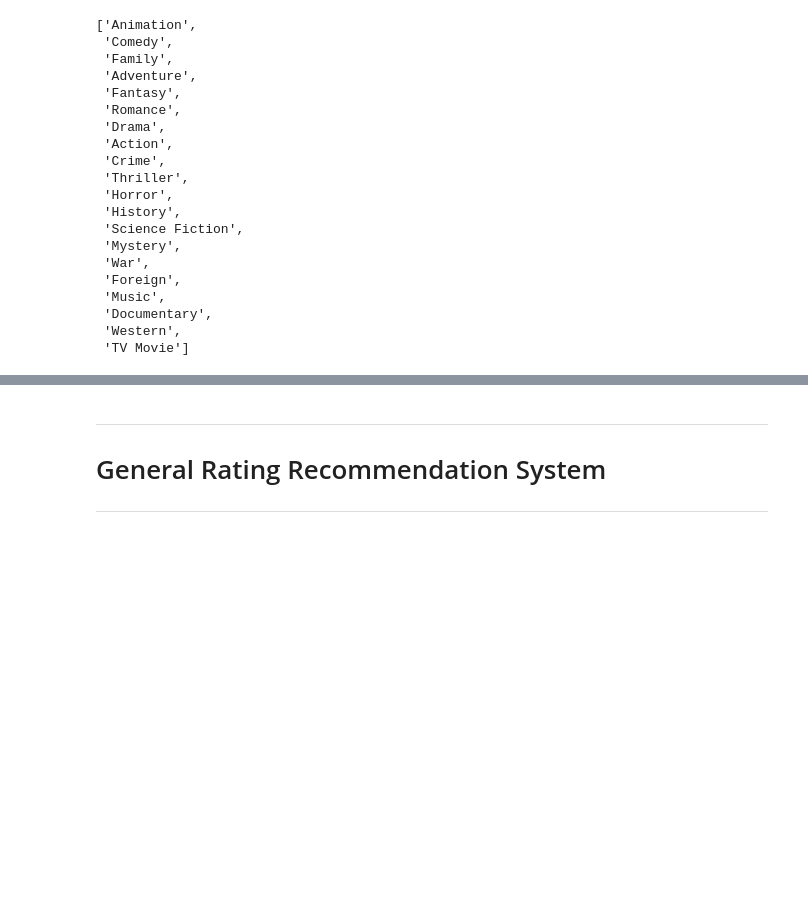
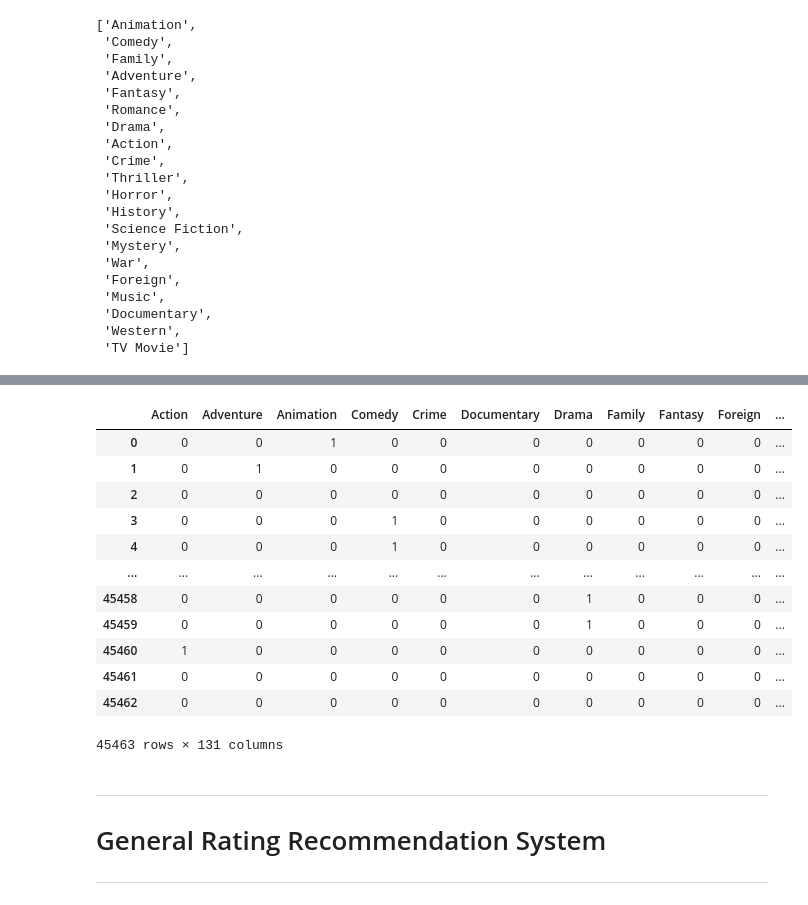
Before and after one commit to denissotnikov4/movie-recommender-systems, a Jupyter notebook: rating_recommendation_system.ipynb, the cells around one changed output, grey strips where cells are left out. Saved outputs shown, nothing was run; the diff lists cells and outputs as text; code cells hidden in the pictures; blank space fills up the shorter version.

```diff
--- a/rating_recommendation_system.ipynb
+++ b/rating_recommendation_system.ipynb
@@ -130,3 +140,19 @@ df.head()
+# %%
+genre
+# %% [output]
+|  | Action | Adventure | Animation | Comedy | Crime | Documentary | Drama | Family | Fantasy | Foreign | ... |
+| 0 | 0 | 0 | 1 | 0 | 0 | 0 | 0 | 0 | 0 | 0 | ... |
+| 1 | 0 | 1 | 0 | 0 | 0 | 0 | 0 | 0 | 0 | 0 | ... |
+| 2 | 0 | 0 | 0 | 0 | 0 | 0 | 0 | 0 | 0 | 0 | ... |
+| 3 | 0 | 0 | 0 | 1 | 0 | 0 | 0 | 0 | 0 | 0 | ... |
+| 4 | 0 | 0 | 0 | 1 | 0 | 0 | 0 | 0 | 0 | 0 | ... |
+| ... | ... | ... | ... | ... | ... | ... | ... | ... | ... | ... | ... |
+| 45458 | 0 | 0 | 0 | 0 | 0 | 0 | 1 | 0 | 0 | 0 | ... |
+| 45459 | 0 | 0 | 0 | 0 | 0 | 0 | 1 | 0 | 0 | 0 | ... |
+| 45460 | 1 | 0 | 0 | 0 | 0 | 0 | 0 | 0 | 0 | 0 | ... |
+| 45461 | 0 | 0 | 0 | 0 | 0 | 0 | 0 | 0 | 0 | 0 | ... |
+| 45462 | 0 | 0 | 0 | 0 | 0 | 0 | 0 | 0 | 0 | 0 | ... |
+45463 rows × 131 columns
 # %% [markdown]
 
 
```
Also changed, not shown: parts of 12 cells of this notebook.
